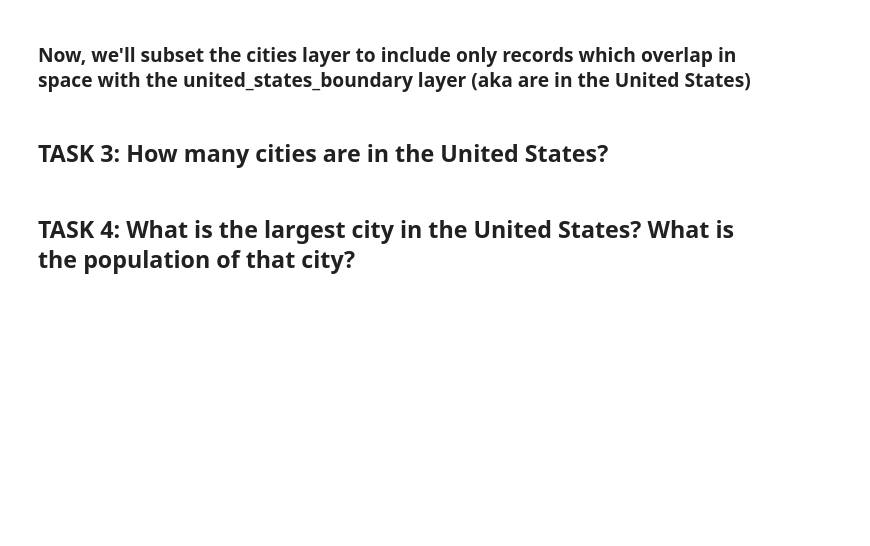
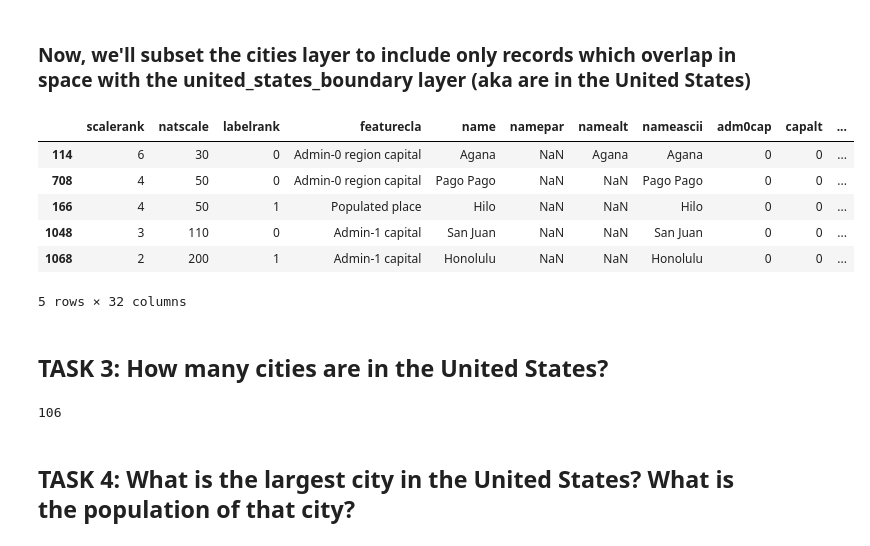
Before and after one commit to rlannder/WaterDig, a Jupyter notebook: CodeSprints/VectorData101.ipynb, the cells around one changed output. Saved outputs shown, nothing was run; the diff lists cells and outputs as text; code cells hidden in the pictures; blank space fills up the shorter version.

```diff
--- a/CodeSprints/VectorData101.ipynb
+++ b/CodeSprints/VectorData101.ipynb
@@ -355,16 +374,30 @@ plt.show()
 # %%
 # Clip the cities data to the USA boundary
 # Note -- this operation may take some time to run - be patient
 cities_in_usa = gpd.clip(cities, united_states_boundary)
+cities_in_usa.head()
 
 # Plot your final clipped data
 f, ax = plt.subplots()
 cities_in_usa.plot(ax=ax)
 ax.set(title="Cities clipped to the USA Boundary")
 plt.show()
+# %% [output]
+|  | scalerank | natscale | labelrank | featurecla | name | namepar | namealt | nameascii | adm0cap | capalt | ... |
+| 114 | 6 | 30 | 0 | Admin-0 region capital | Agana | NaN | Agana | Agana | 0 | 0 | ... |
+| 708 | 4 | 50 | 0 | Admin-0 region capital | Pago Pago | NaN | NaN | Pago Pago | 0 | 0 | ... |
+| 166 | 4 | 50 | 1 | Populated place | Hilo | NaN | NaN | Hilo | 0 | 0 | ... |
+| 1048 | 3 | 110 | 0 | Admin-1 capital | San Juan | NaN | NaN | San Juan | 0 | 0 | ... |
+| 1068 | 2 | 200 | 1 | Admin-1 capital | Honolulu | NaN | NaN | Honolulu | 0 | 0 | ... |
+5 rows × 32 columns
 # %% [markdown]
 ## TASK 3: How many cities are in the United States?
 # %%
 # Task 3 code here
+len(cities_in_usa)
+
+#Answer: There are 106 cities in the US.
+# %% [output]
+106
 # %% [markdown]
 ## TASK 4: What is the largest city in the United States? What is the population of that city?
```
Also changed, not shown: parts of 22 cells of this notebook.
